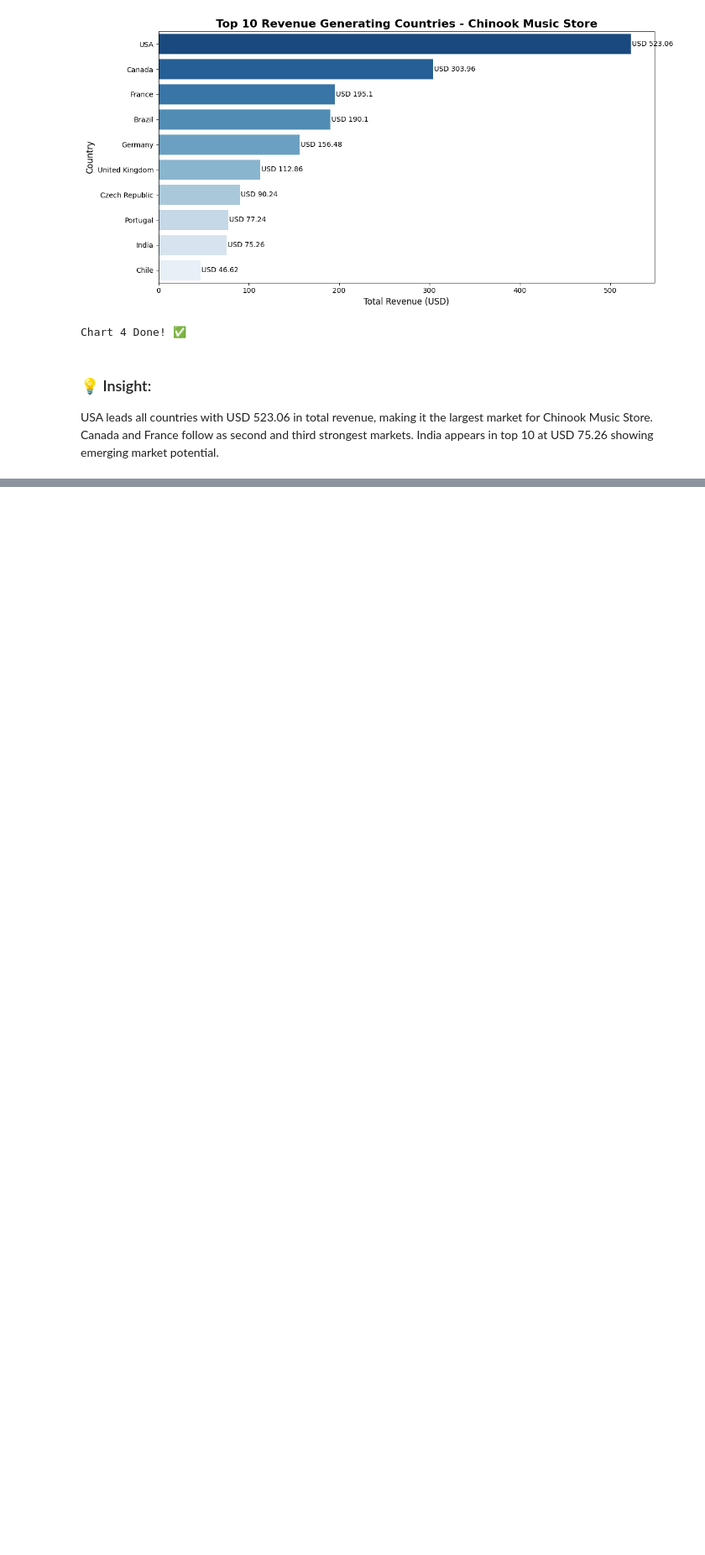
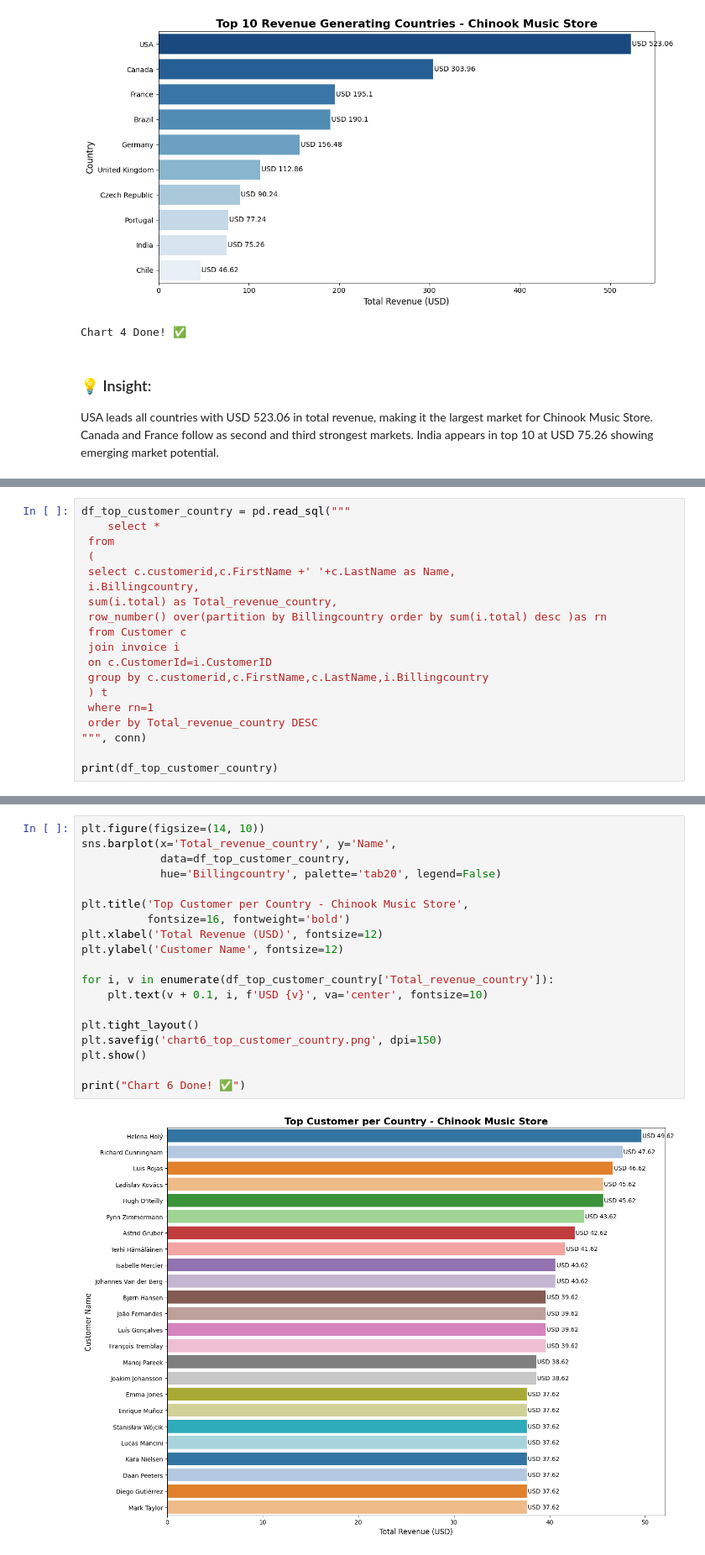
Before and after one commit to Asmashaik7/Data_Analytics_Portfolio, a Jupyter notebook: SQL_Projects/chinook/chinook_visualizations.ipynb, the cells around one changed output, grey strips where cells are left out. Shown at 84% size. Cells and saved outputs as stored; diff of their text form; blank space fills up the shorter version.

```diff
--- a/SQL_Projects/chinook/chinook_visualizations.ipynb
+++ b/SQL_Projects/chinook/chinook_visualizations.ipynb
@@ -282,0 +343,19 @@ India appears in top 10 at USD 75.26 showing emerging market potential.
+# %%
+df_top_customer_country = pd.read_sql("""
+    select *
+ from
+ (
+ select c.customerid,c.FirstName +' '+c.LastName as Name,
+ i.Billingcountry,
+ sum(i.total) as Total_revenue_country,
+ row_number() over(partition by Billingcountry order by sum(i.total) desc )as rn
+ from Customer c
+ join invoice i
+ on c.CustomerId=i.CustomerID
+ group by c.customerid,c.FirstName,c.LastName,i.Billingcountry
+ ) t
+ where rn=1
+ order by Total_revenue_country DESC
+""", conn)
+
+print(df_top_customer_country)
@@ -282,0 +380,21 @@ India appears in top 10 at USD 75.26 showing emerging market potential.
+# %%
+plt.figure(figsize=(14, 10))
+sns.barplot(x='Total_revenue_country', y='Name',
+            data=df_top_customer_country,
+            hue='Billingcountry', palette='tab20', legend=False)
+
+plt.title('Top Customer per Country - Chinook Music Store',
+          fontsize=16, fontweight='bold')
+plt.xlabel('Total Revenue (USD)', fontsize=12)
+plt.ylabel('Customer Name', fontsize=12)
+
+for i, v in enumerate(df_top_customer_country['Total_revenue_country']):
+    plt.text(v + 0.1, i, f'USD {v}', va='center', fontsize=10)
+
+plt.tight_layout()
+plt.savefig('chart6_top_customer_country.png', dpi=150)
+plt.show()
+
+print("Chart 6 Done! ✅")
+# %% [output]
+[figure, added]
```
Also changed, not shown: parts of 20 cells of this notebook.
